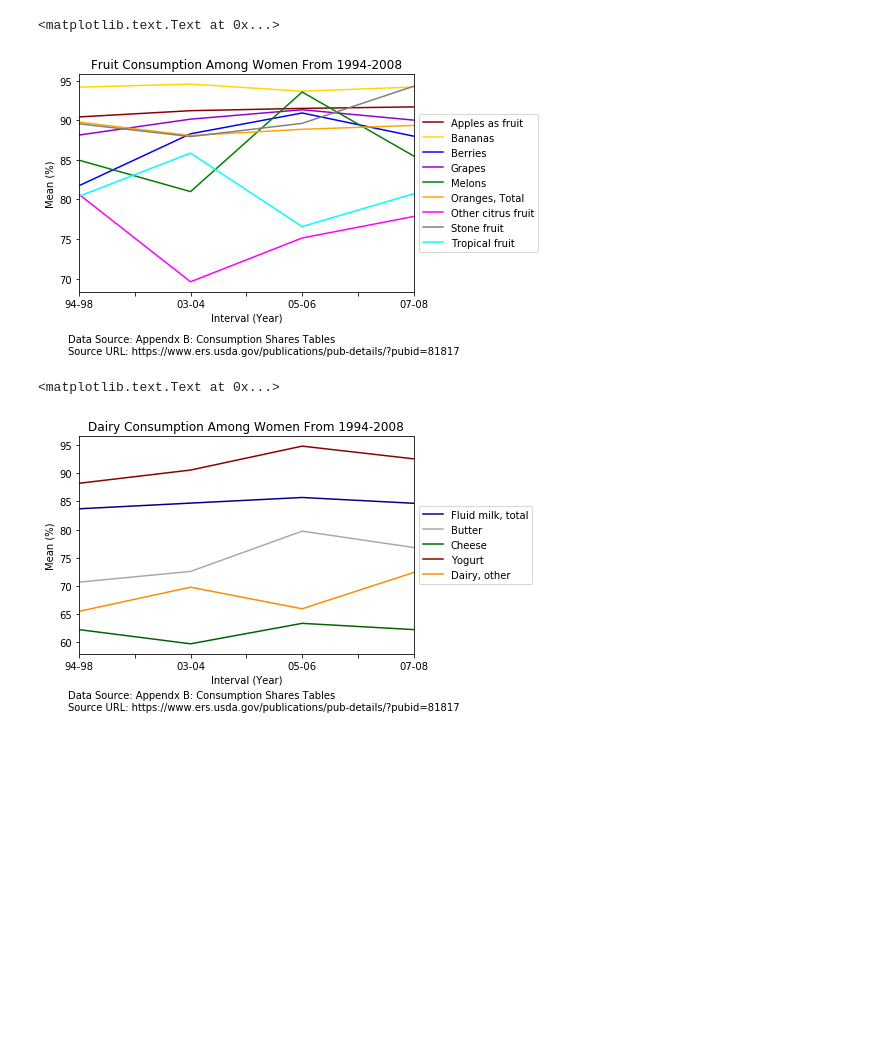
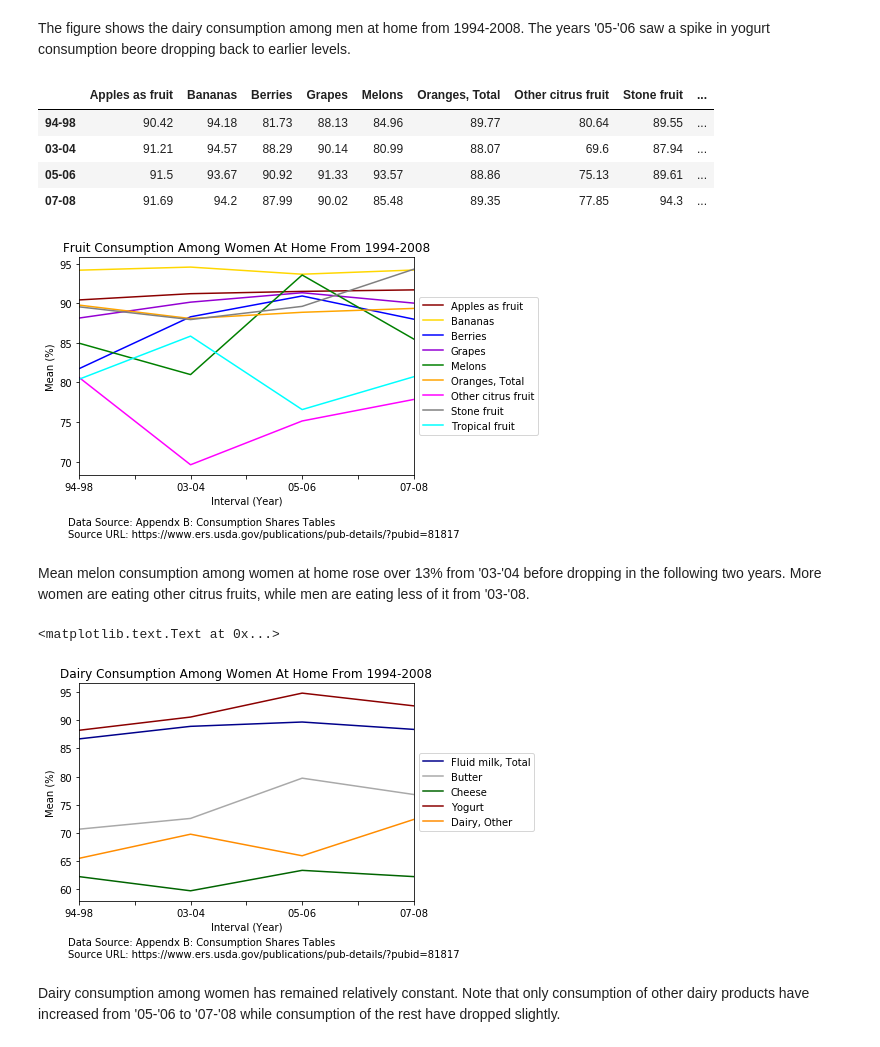
Before and after one commit to maismin/CSC59969S17HW1, a Jupyter notebook: prob2/prob2.ipynb, the cells around one changed output. Drawn from its saved outputs; the diff is of its cells as text; code cells hidden in the pictures; blank space fills up the shorter version.

```diff
--- a/prob2/prob2.ipynb
+++ b/prob2/prob2.ipynb
@@ -18,8 +18,8 @@ Sheet_07_08 = data.parse('07-08 FAH')
 # labels and settings
 source_url = 'https://www.ers.usda.gov/publications/pub-details/?pubid=81817'
 data_source = 'Appendx B: Consumption Shares Tables'
-fruit_col = ['Apples as fruit','Bananas','Berries','Grapes','Melons','Oranges, Total','Other citrus fruit','Stone fruit','Tropical fruit']
-dairy_col = ['Fluid milk, total', 'Butter', 'Cheese', 'Yogurt', 'Dairy, other']
+fruit_col = [x.strip() for x in list(Sheet_94_98.iloc[[78,80,81,82,83,84,87,88,89], 0])]
+dairy_col = [x.strip() for x in list(Sheet_94_98.iloc[[107, 112,113,114,115], 0])]
 interval_row = ['94-98', '03-04', '05-06', '07-08']
 legend_fruit_colors = ['darkred', 'gold', 'blue', 'darkviolet', 'green', 'orange', 'fuchsia', 'gray', 'cyan']
 legend_dairy_colors = ['darkblue','darkgrey','darkgreen','darkred','darkorange']
@@ -67,16 +67,16 @@ FAH_Men_Dairy.index = interval_row
 # %%
 # DataFrame - Dairy types over time (women)
-FAH_94_98_Women_dairy = Sheet_94_98.iloc[[106, 112,113,114,115], 10]
-FAH_03_04_Women_dairy = Sheet_03_04.iloc[[106, 112,113,114,115], 10]
-FAH_05_06_Women_dairy = Sheet_05_06.iloc[[106, 112,113,114,115], 10]
-FAH_07_08_Women_dairy = Sheet_07_08.iloc[[106, 112,113,114,115], 10]
+FAH_94_98_Women_dairy = Sheet_94_98.iloc[[107,112,113,114,115], 10]
+FAH_03_04_Women_dairy = Sheet_03_04.iloc[[107,112,113,114,115], 10]
+FAH_05_06_Women_dairy = Sheet_05_06.iloc[[107,112,113,114,115], 10]
+FAH_07_08_Women_dairy = Sheet_07_08.iloc[[107,112,113,114,115], 10]
 
 FAH_Women_Dairy = pd.concat([FAH_94_98_Women_dairy, FAH_03_04_Women_dairy, FAH_05_06_Women_dairy, FAH_07_08_Women_dairy], axis=1)
 FAH_Women_Dairy = FAH_Women_Dairy.transpose()
 FAH_Women_Dairy.columns = dairy_col
 FAH_Women_Dairy.index = interval_row
 
-#print(FAH_Women_Dairy)
+#FAH_Women_Dairy
 # %%
 mfplot = FAH_Men_Fruit.plot(color = legend_fruit_colors)
 mfplot.legend(loc='center left', bbox_to_anchor=(1, 0.5))
@@ -100,20 +102,31 @@ mdplot.text(-.1,42, 'Data Source: ' + data_source)
+# %% [markdown]
+The figure shows the dairy consumption among men at home from 1994-2008. The years '05-'06 saw a spike in yogurt consumption beore dropping back to earlier levels.
 # %%
 wfplot = FAH_Women_Fruit.plot(color = legend_fruit_colors)
 wfplot.legend(loc='center left', bbox_to_anchor=(1, 0.5))
-wfplot.set_title('Fruit Consumption Among Women From 1994-2008')
+wfplot.set_title('Fruit Consumption Among Women At Home From 1994-2008')
 wfplot.set(xlabel=x_label, ylabel=y_label)
 wfplot.text(-.1,60.5, 'Source URL: ' + source_url)
 wfplot.text(-.1,62, 'Data Source: ' + data_source)
+FAH_Women_Fruit
 # %% [output]
-<matplotlib.text.Text at 0x...>
+|  | Apples as fruit | Bananas | Berries | Grapes | Melons | Oranges, Total | Other citrus fruit | Stone fruit | ... |
+| 94-98 | 90.42 | 94.18 | 81.73 | 88.13 | 84.96 | 89.77 | 80.64 | 89.55 | ... |
+| 03-04 | 91.21 | 94.57 | 88.29 | 90.14 | 80.99 | 88.07 | 69.6 | 87.94 | ... |
+| 05-06 | 91.5 | 93.67 | 90.92 | 91.33 | 93.57 | 88.86 | 75.13 | 89.61 | ... |
+| 07-08 | 91.69 | 94.2 | 87.99 | 90.02 | 85.48 | 89.35 | 77.85 | 94.3 | ... |
-[figure, old version]
+[figure, new version]
+# %% [markdown]
+Mean melon consumption among women at home rose over 13% from '03-'04 before dropping in the following two years. More women are eating other citrus fruits, while men are eating less of it from '03-'08.
 # %%
 wdplot = FAH_Women_Dairy.plot(color = legend_dairy_colors)
 wdplot.legend(loc='center left', bbox_to_anchor=(1, 0.5))
-wdplot.set_title('Dairy Consumption Among Women From 1994-2008')
+wdplot.set_title('Dairy Consumption Among Women At Home From 1994-2008')
 wdplot.set(xlabel=x_label, ylabel=y_label)
 wdplot.text(-.1,48, 'Source URL: ' + source_url)
 wdplot.text(-.1,50, 'Data Source: ' + data_source)
 # %% [output]
 <matplotlib.text.Text at 0x...>
-[figure, old version]
+[figure, new version]
+# %% [markdown]
+Dairy consumption among women has remained relatively constant. Note that only consumption of other dairy products have increased from '05-'06 to '07-'08 while consumption of the rest have dropped slightly.
```
Also changed, not shown: parts of 5 cells of this notebook.
